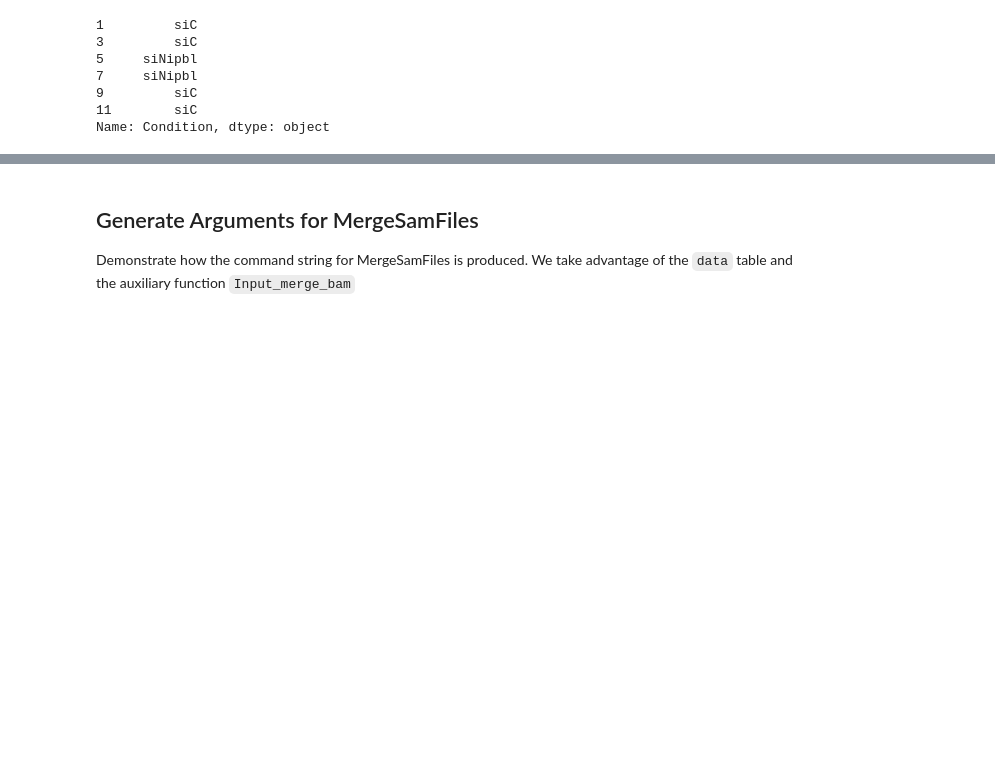
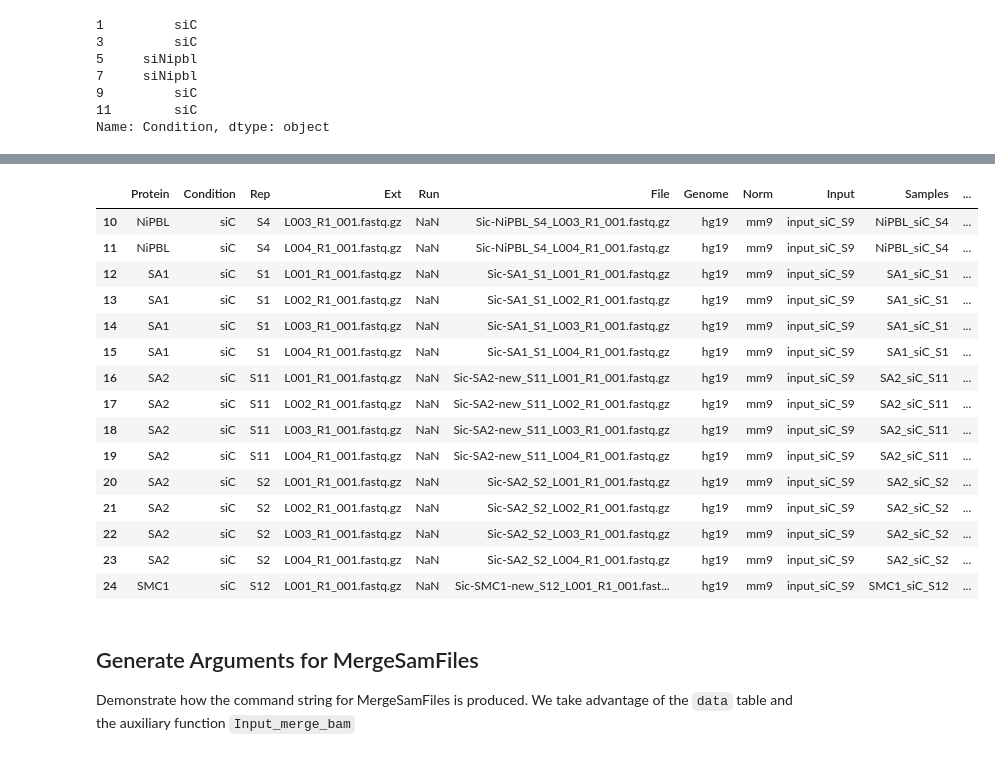
Before and after one commit to aqvd/snakemake_workflows, a Jupyter notebook: Chip-Seq/notebooks/metadata_creation.ipynb, the cells around one changed output, grey strips where cells are left out. Drawn from its saved outputs; the diff is of its cells as text; code cells hidden in the pictures; blank space fills up the shorter version.

```diff
--- a/Chip-Seq/notebooks/metadata_creation.ipynb
+++ b/Chip-Seq/notebooks/metadata_creation.ipynb
@@ -145,6 +113,32 @@ data
 | 45 | SMC1 | siNipbl | S7 | L002_R1_001.fastq.gz | NaN | siNipbl-SMC1_S7_L002_R1_001.fastq.gz | hg19 | mm9 | input_siNipbl_S10 | SMC1_siNipbl_S7 | ... |
 | 46 | SMC1 | siNipbl | S7 | L003_R1_001.fastq.gz | NaN | siNipbl-SMC1_S7_L003_R1_001.fastq.gz | hg19 | mm9 | input_siNipbl_S10 | SMC1_siNipbl_S7 | ... |
 | 47 | SMC1 | siNipbl | S7 | L004_R1_001.fastq.gz | NaN | siNipbl-SMC1_S7_L004_R1_001.fastq.gz | hg19 | mm9 | input_siNipbl_S10 | SMC1_siNipbl_S7 | ... |
+# %%
+## Column to indicate if need to merge bigWig
+## For a given protein and condition, get the unique values of rep. If more than 1, merge
+
+data["MergeBW"]=["yes" if len(data.Rep[(data.Condition==c) & (data.Protein==p)].unique()) > 1
+ else "no"
+ for c,p in zip(data.Condition, data.Protein)]
+
+data[10:25]
+# %% [output]
+|  | Protein | Condition | Rep | Ext | Run | File | Genome | Norm | Input | Samples | ... |
+| 10 | NiPBL | siC | S4 | L003_R1_001.fastq.gz | NaN | Sic-NiPBL_S4_L003_R1_001.fastq.gz | hg19 | mm9 | input_siC_S9 | NiPBL_siC_S4 | ... |
+| 11 | NiPBL | siC | S4 | L004_R1_001.fastq.gz | NaN | Sic-NiPBL_S4_L004_R1_001.fastq.gz | hg19 | mm9 | input_siC_S9 | NiPBL_siC_S4 | ... |
+| 12 | SA1 | siC | S1 | L001_R1_001.fastq.gz | NaN | Sic-SA1_S1_L001_R1_001.fastq.gz | hg19 | mm9 | input_siC_S9 | SA1_siC_S1 | ... |
+| 13 | SA1 | siC | S1 | L002_R1_001.fastq.gz | NaN | Sic-SA1_S1_L002_R1_001.fastq.gz | hg19 | mm9 | input_siC_S9 | SA1_siC_S1 | ... |
+| 14 | SA1 | siC | S1 | L003_R1_001.fastq.gz | NaN | Sic-SA1_S1_L003_R1_001.fastq.gz | hg19 | mm9 | input_siC_S9 | SA1_siC_S1 | ... |
+| 15 | SA1 | siC | S1 | L004_R1_001.fastq.gz | NaN | Sic-SA1_S1_L004_R1_001.fastq.gz | hg19 | mm9 | input_siC_S9 | SA1_siC_S1 | ... |
+| 16 | SA2 | siC | S11 | L001_R1_001.fastq.gz | NaN | Sic-SA2-new_S11_L001_R1_001.fastq.gz | hg19 | mm9 | input_siC_S9 | SA2_siC_S11 | ... |
+| 17 | SA2 | siC | S11 | L002_R1_001.fastq.gz | NaN | Sic-SA2-new_S11_L002_R1_001.fastq.gz | hg19 | mm9 | input_siC_S9 | SA2_siC_S11 | ... |
+| 18 | SA2 | siC | S11 | L003_R1_001.fastq.gz | NaN | Sic-SA2-new_S11_L003_R1_001.fastq.gz | hg19 | mm9 | input_siC_S9 | SA2_siC_S11 | ... |
+| 19 | SA2 | siC | S11 | L004_R1_001.fastq.gz | NaN | Sic-SA2-new_S11_L004_R1_001.fastq.gz | hg19 | mm9 | input_siC_S9 | SA2_siC_S11 | ... |
+| 20 | SA2 | siC | S2 | L001_R1_001.fastq.gz | NaN | Sic-SA2_S2_L001_R1_001.fastq.gz | hg19 | mm9 | input_siC_S9 | SA2_siC_S2 | ... |
+| 21 | SA2 | siC | S2 | L002_R1_001.fastq.gz | NaN | Sic-SA2_S2_L002_R1_001.fastq.gz | hg19 | mm9 | input_siC_S9 | SA2_siC_S2 | ... |
+| 22 | SA2 | siC | S2 | L003_R1_001.fastq.gz | NaN | Sic-SA2_S2_L003_R1_001.fastq.gz | hg19 | mm9 | input_siC_S9 | SA2_siC_S2 | ... |
+| 23 | SA2 | siC | S2 | L004_R1_001.fastq.gz | NaN | Sic-SA2_S2_L004_R1_001.fastq.gz | hg19 | mm9 | input_siC_S9 | SA2_siC_S2 | ... |
+| 24 | SMC1 | siC | S12 | L001_R1_001.fastq.gz | NaN | Sic-SMC1-new_S12_L001_R1_001.fast... | hg19 | mm9 | input_siC_S9 | SMC1_siC_S12 | ... |
 # %% [markdown]
 ## Generate Arguments for MergeSamFiles
 Demonstrate how the command string for MergeSamFiles is produced. We take advantage of the `data` table and the auxiliary function `Input_merge_bam`
```
Also changed, not shown: parts of 5 cells of this notebook, 4 other files.
